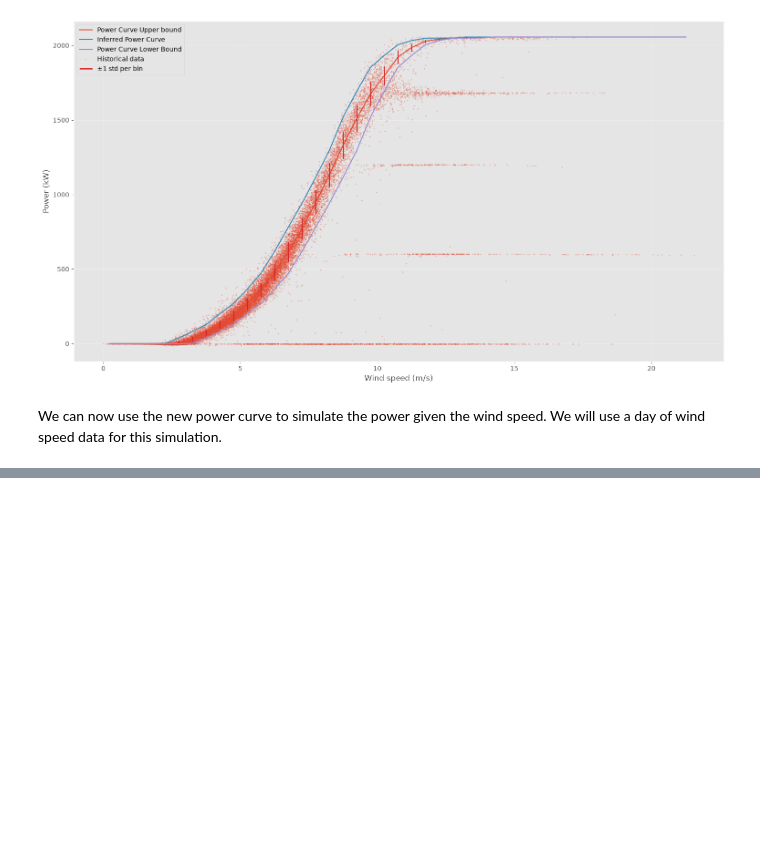
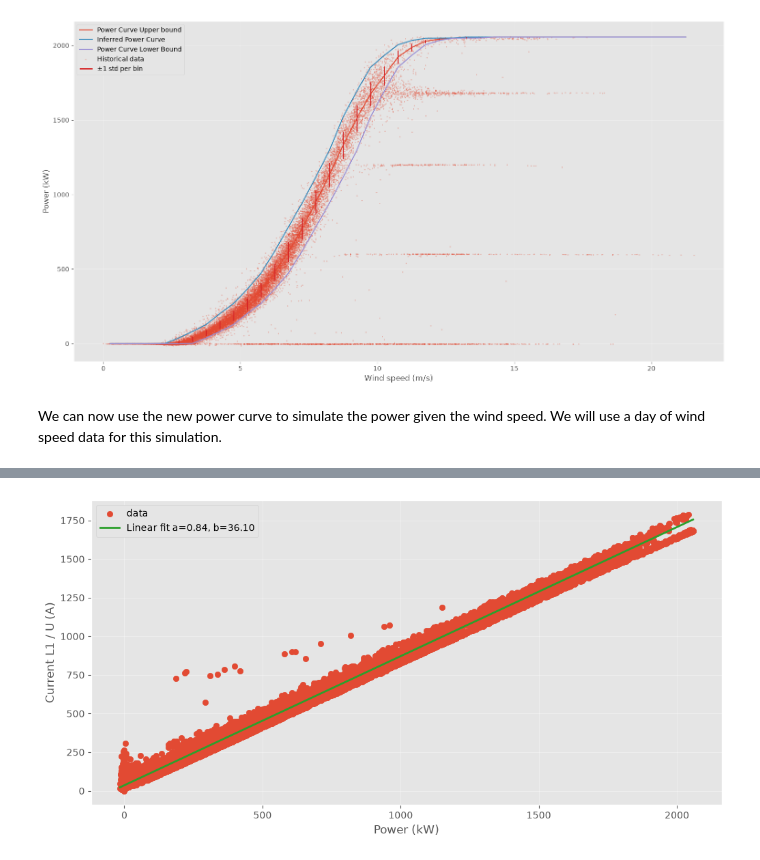
Before and after one commit to doctrino/meditatio, a Jupyter notebook: statistics/simulation_physical.ipynb, the cells around one changed output, grey strips where cells are left out. Saved outputs shown, nothing was run; the diff lists cells and outputs as text; code cells hidden in the pictures; blank space fills up the shorter version.

Commit message:
refactor: finished current and maintenance count

```diff
--- a/statistics/simulation_physical.ipynb
+++ b/statistics/simulation_physical.ipynb
@@ -282,0 +290,18 @@ axes[1].legend();
+# %%
+data = df[["Power (kW)", "Current L1 / U (A)"]].dropna()
+a, b = np.polyfit(data["Power (kW)"].values, data["Current L1 / U (A)"].values, deg=1)
+
+pred = np.polyval([a, b], data["Power (kW)"].values)
+residuals = data["Current L1 / U (A)"] - pred
+# Biased estimate of std (large sample so biased and unbiased
+sigma = residuals.std()
+
+fix, ax = plt.subplots(figsize=(10, 5), constrained_layout=True)
+ax.scatter(df["Power (kW)"], df["Current L1 / U (A)"], label="data")
+x = np.linspace(df["Power (kW)"].min(), df["Power (kW)"].max(), 100)
+ax.plot(x, a*x+b, color='tab:green', linewidth=2, label=f"Linear fit a={a:.2f}, b={b:.2f}")
+ax.set_xlabel("Power (kW)")
+ax.set_ylabel("Current L1 / U (A)")
+ax.legend();
+# %% [output]
+[figure, added]
```
Also changed, not shown: parts of 20 cells of this notebook.
